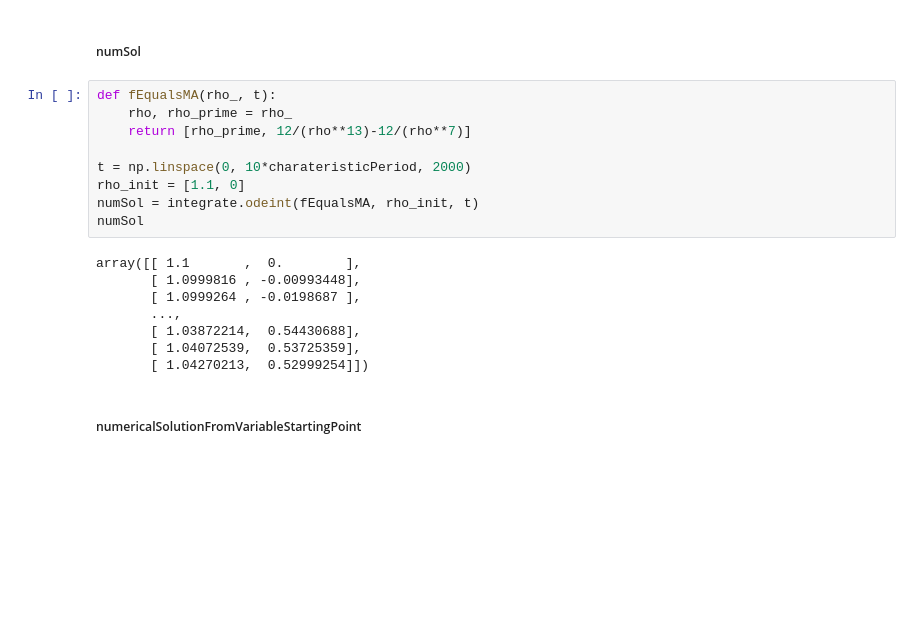
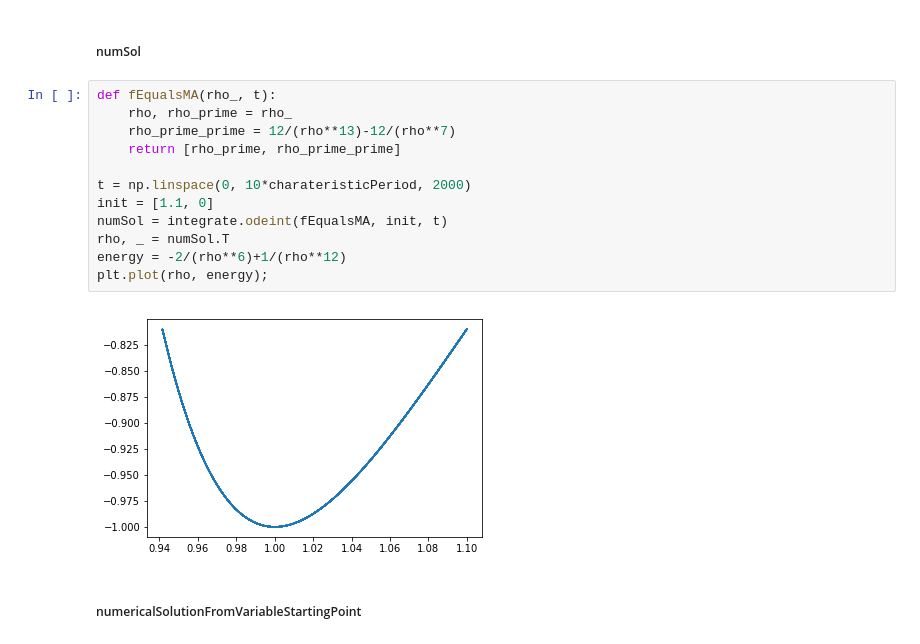
Before and after one commit to TRUMANCFY/HowPeopleLearn, a Jupyter notebook: Functions.ipynb, the cells around one changed output. Saved outputs shown, nothing was run; the diff lists cells and outputs as text; blank space fills up the shorter version.

```diff
--- a/Functions.ipynb
+++ b/Functions.ipynb
@@ -130,20 +130,17 @@ most exactly two oscillations:
 # %%
 def fEqualsMA(rho_, t):
     rho, rho_prime = rho_
-    return [rho_prime, 12/(rho**13)-12/(rho**7)]
+    rho_prime_prime = 12/(rho**13)-12/(rho**7)
+    return [rho_prime, rho_prime_prime]
 
 t = np.linspace(0, 10*charateristicPeriod, 2000)
-rho_init = [1.1, 0]
-numSol = integrate.odeint(fEqualsMA, rho_init, t)
-numSol
+init = [1.1, 0]
+numSol = integrate.odeint(fEqualsMA, init, t)
+rho, _ = numSol.T
+energy = -2/(rho**6)+1/(rho**12)
+plt.plot(rho, energy);
 # %% [output]
-array([[ 1.1       ,  0.        ],
-       [ 1.0999816 , -0.00993448],
-       [ 1.0999264 , -0.0198687 ],
-       ...,
-       [ 1.03872214,  0.54430688],
-       [ 1.04072539,  0.53725359],
-       [ 1.04270213,  0.52999254]])
+[figure, added]
 # %% [markdown]
 ##### numericalSolutionFromVariableStartingPoint
 # %%
```
